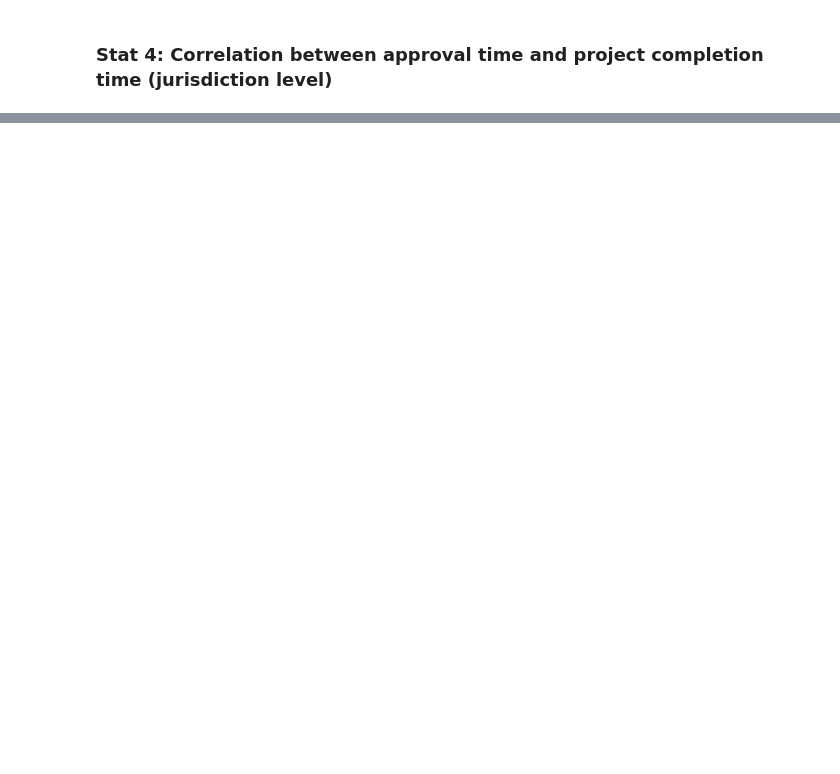
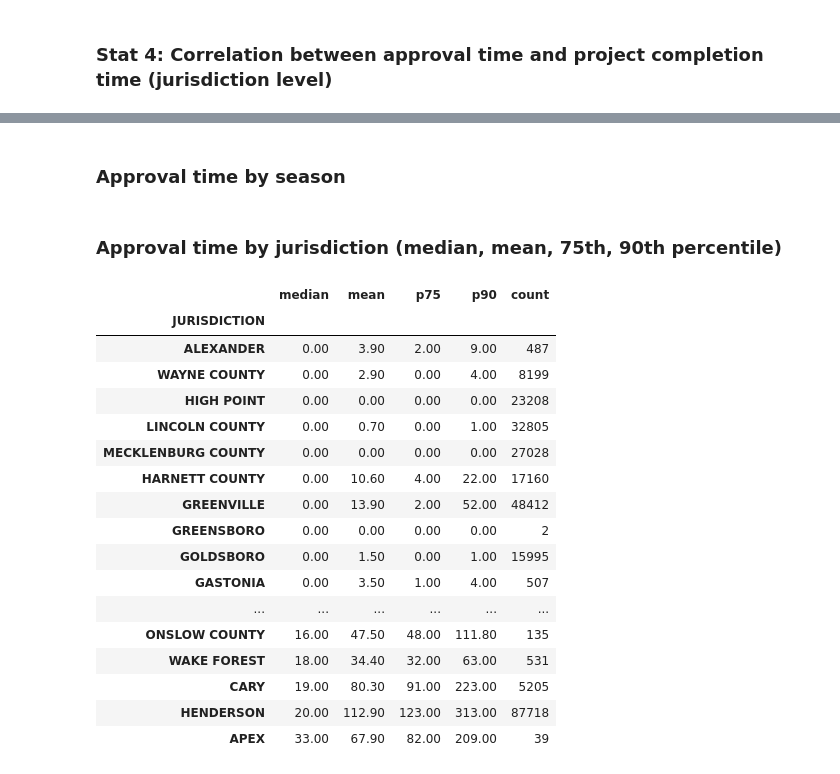
Before and after one commit to Permit-Power/ad_hoc, a Jupyter notebook: notebooks/shovels_permit_analysis.ipynb, the cells around one changed output, grey strips where cells are left out. Saved outputs shown, nothing was run; the diff lists cells and outputs as text; code cells hidden in the pictures; blank space fills up the shorter version.

```diff
--- a/notebooks/shovels_permit_analysis.ipynb
+++ b/notebooks/shovels_permit_analysis.ipynb
@@ -335,0 +419,2 @@ durham_2024
+# %% [markdown]
+### Approval time by season
@@ -335,0 +447,35 @@ durham_2024
+# %% [markdown]
+### Approval time by jurisdiction (median, mean, 75th, 90th percentile)
+# %%
+with pd.option_context('display.max_rows', None):
+    display(
+        single_trade_permits.groupby('JURISDICTION')['Approval_Time']
+        .agg(
+            median='median',
+            mean='mean',
+            p75=lambda x: x.quantile(0.75),
+            p90=lambda x: x.quantile(0.90),
+            count='count'
+        )
+        .round(1)
+        .sort_values('median')
+    )
+# %% [output]
+|  | median | mean | p75 | p90 | count |
+| JURISDICTION |  |  |  |  |  |
+| ALEXANDER | 0.00 | 3.90 | 2.00 | 9.00 | 487 |
+| WAYNE COUNTY | 0.00 | 2.90 | 0.00 | 4.00 | 8199 |
+| HIGH POINT | 0.00 | 0.00 | 0.00 | 0.00 | 23208 |
+| LINCOLN COUNTY | 0.00 | 0.70 | 0.00 | 1.00 | 32805 |
+| MECKLENBURG COUNTY | 0.00 | 0.00 | 0.00 | 0.00 | 27028 |
+| HARNETT COUNTY | 0.00 | 10.60 | 4.00 | 22.00 | 17160 |
+| GREENVILLE | 0.00 | 13.90 | 2.00 | 52.00 | 48412 |
+| GREENSBORO | 0.00 | 0.00 | 0.00 | 0.00 | 2 |
+| GOLDSBORO | 0.00 | 1.50 | 0.00 | 1.00 | 15995 |
+| GASTONIA | 0.00 | 3.50 | 1.00 | 4.00 | 507 |
+| ... | ... | ... | ... | ... | ... |
+| ONSLOW COUNTY | 16.00 | 47.50 | 48.00 | 111.80 | 135 |
+| WAKE FOREST | 18.00 | 34.40 | 32.00 | 63.00 | 531 |
+| CARY | 19.00 | 80.30 | 91.00 | 223.00 | 5205 |
+| HENDERSON | 20.00 | 112.90 | 123.00 | 313.00 | 87718 |
+| APEX | 33.00 | 67.90 | 82.00 | 209.00 | 39 |
```
Also changed, not shown: parts of 23 cells of this notebook.
